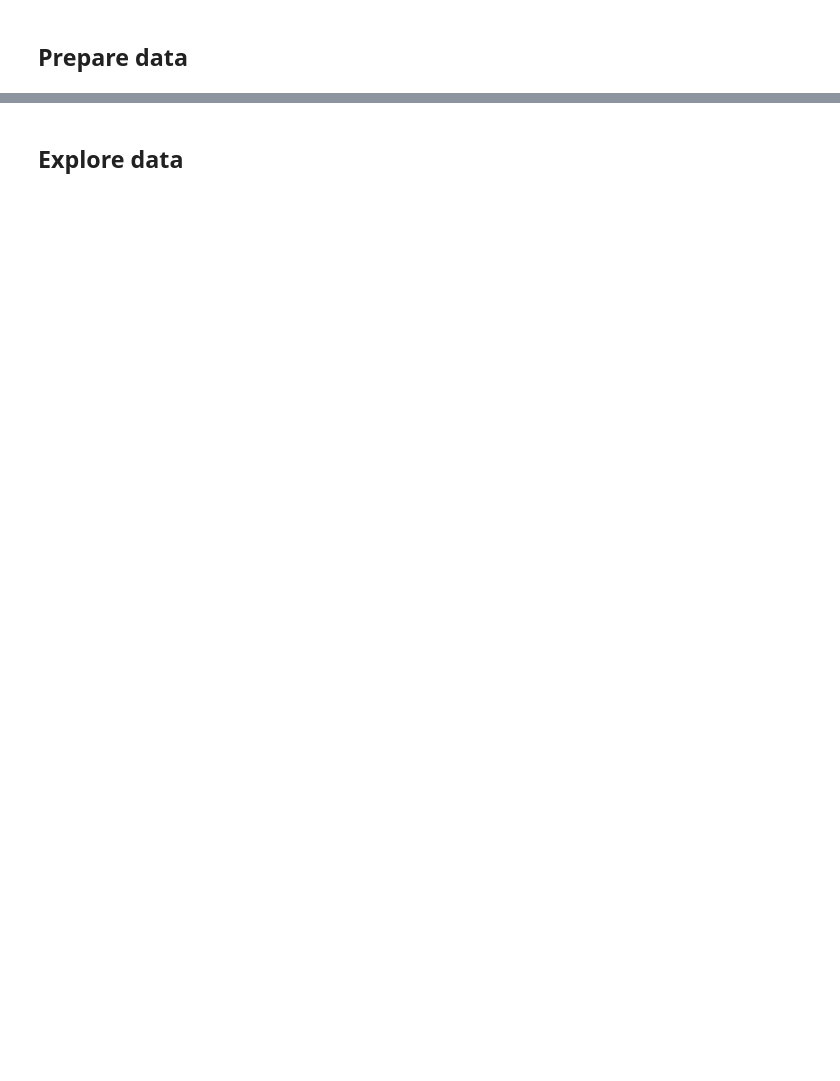
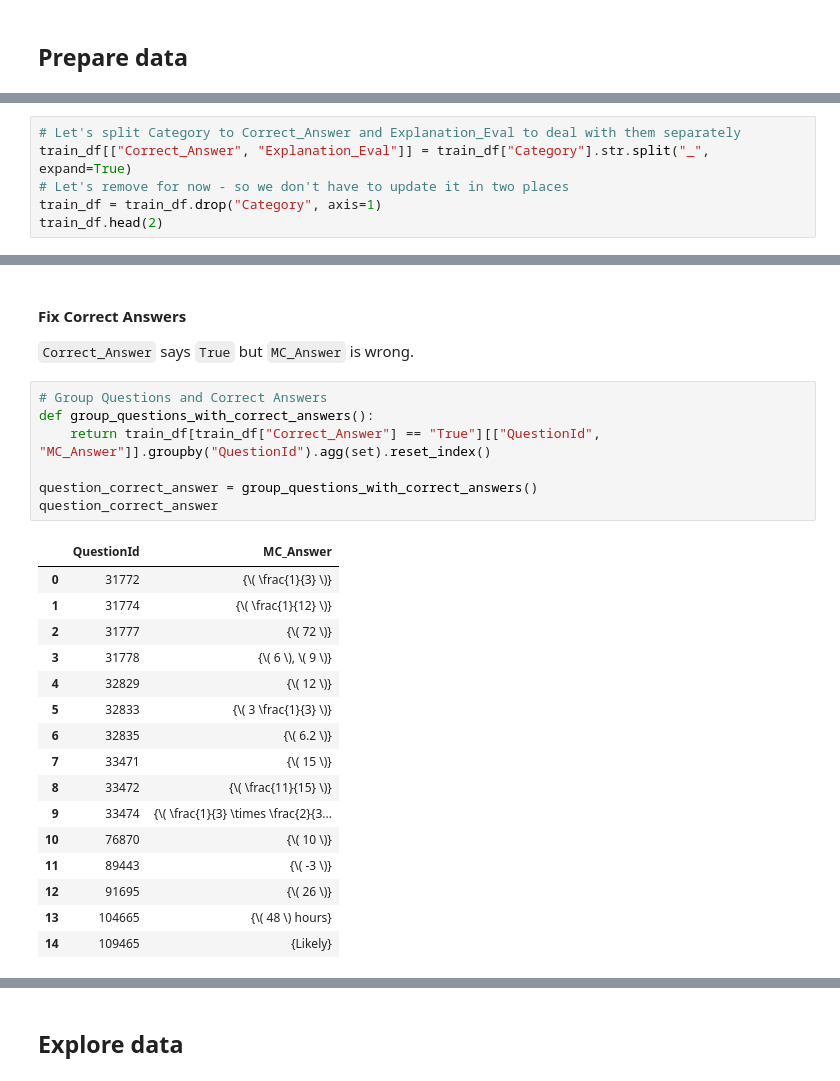
Before and after one commit to MartinRajniak/map-charting-student-math-misunderstandings, a Jupyter notebook: map-charting-student-math-misunderstandings.ipynb, the cells around one changed output, grey strips where cells are left out. Saved outputs shown, nothing was run; the diff lists cells and outputs as text; blank space fills up the shorter version.

```diff
--- a/map-charting-student-math-misunderstandings.ipynb
+++ b/map-charting-student-math-misunderstandings.ipynb
@@ -82,0 +176,6 @@ DATA_DIR = data
+# %%
+# Let's split Category to Correct_Answer and Explanation_Eval to deal with them separately
+train_df[["Correct_Answer", "Explanation_Eval"]] = train_df["Category"].str.split("_", expand=True)
+# Let's remove for now - so we don't have to update it in two places
+train_df = train_df.drop("Category", axis=1)
+train_df.head(2)
@@ -82,0 +186,28 @@ DATA_DIR = data
+# %% [markdown]
+#### Fix Correct Answers
+
+`Correct_Answer` says `True` but `MC_Answer` is wrong.
+# %%
+# Group Questions and Correct Answers
+def group_questions_with_correct_answers():
+    return train_df[train_df["Correct_Answer"] == "True"][["QuestionId", "MC_Answer"]].groupby("QuestionId").agg(set).reset_index()
+
+question_correct_answer = group_questions_with_correct_answers()
+question_correct_answer
+# %% [output]
+|  | QuestionId | MC_Answer |
+| 0 | 31772 | {\( \frac{1}{3} \)} |
+| 1 | 31774 | {\( \frac{1}{12} \)} |
+| 2 | 31777 | {\( 72 \)} |
+| 3 | 31778 | {\( 6 \), \( 9 \)} |
+| 4 | 32829 | {\( 12 \)} |
+| 5 | 32833 | {\( 3 \frac{1}{3} \)} |
+| 6 | 32835 | {\( 6.2 \)} |
+| 7 | 33471 | {\( 15 \)} |
+| 8 | 33472 | {\( \frac{11}{15} \)} |
+| 9 | 33474 | {\( \frac{1}{3} \times \frac{2}{3... |
+| 10 | 76870 | {\( 10 \)} |
+| 11 | 89443 | {\( -3 \)} |
+| 12 | 91695 | {\( 26 \)} |
+| 13 | 104665 | {\( 48 \) hours} |
+| 14 | 109465 | {Likely} |
```
Also changed, not shown: parts of 36 cells of this notebook, 1 other file.
